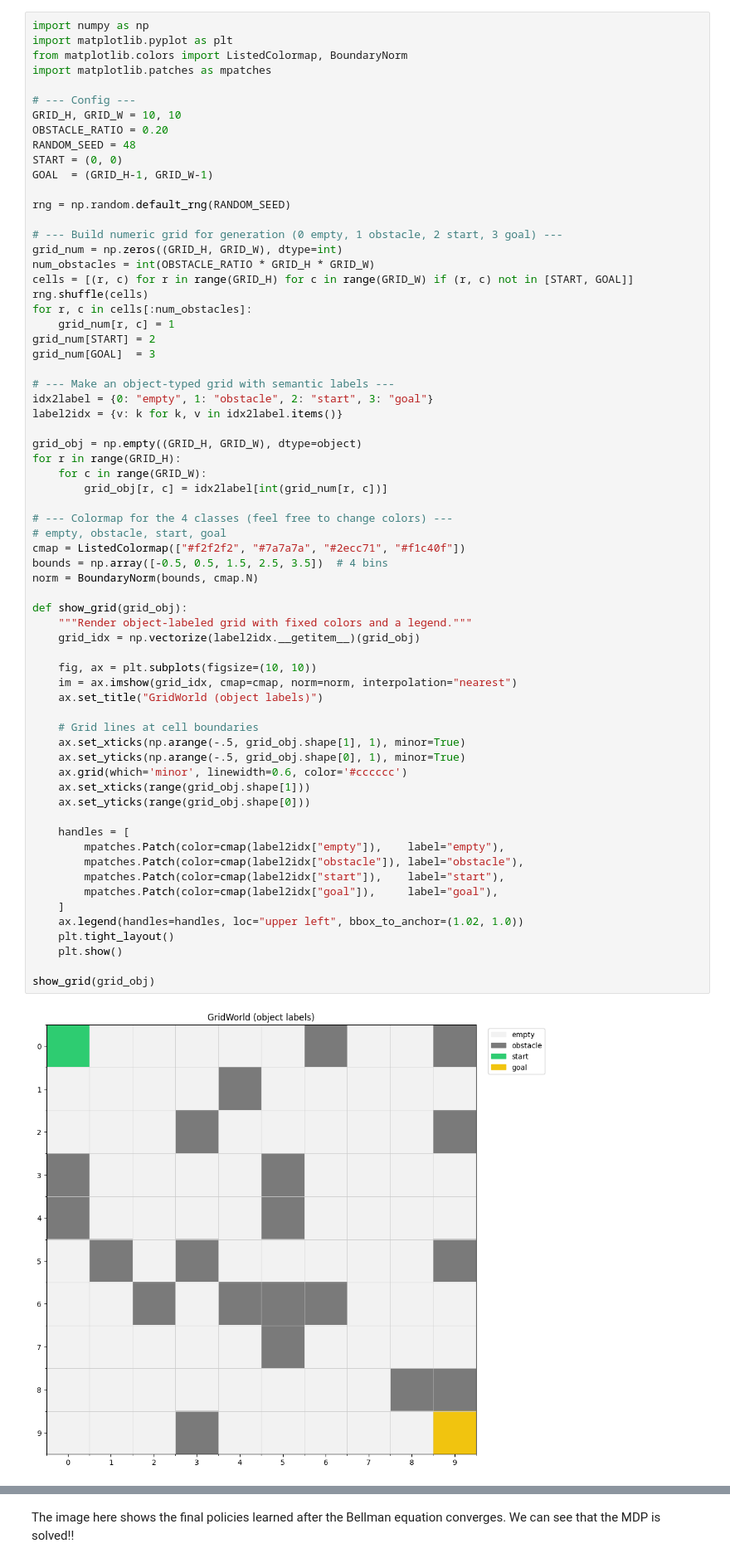
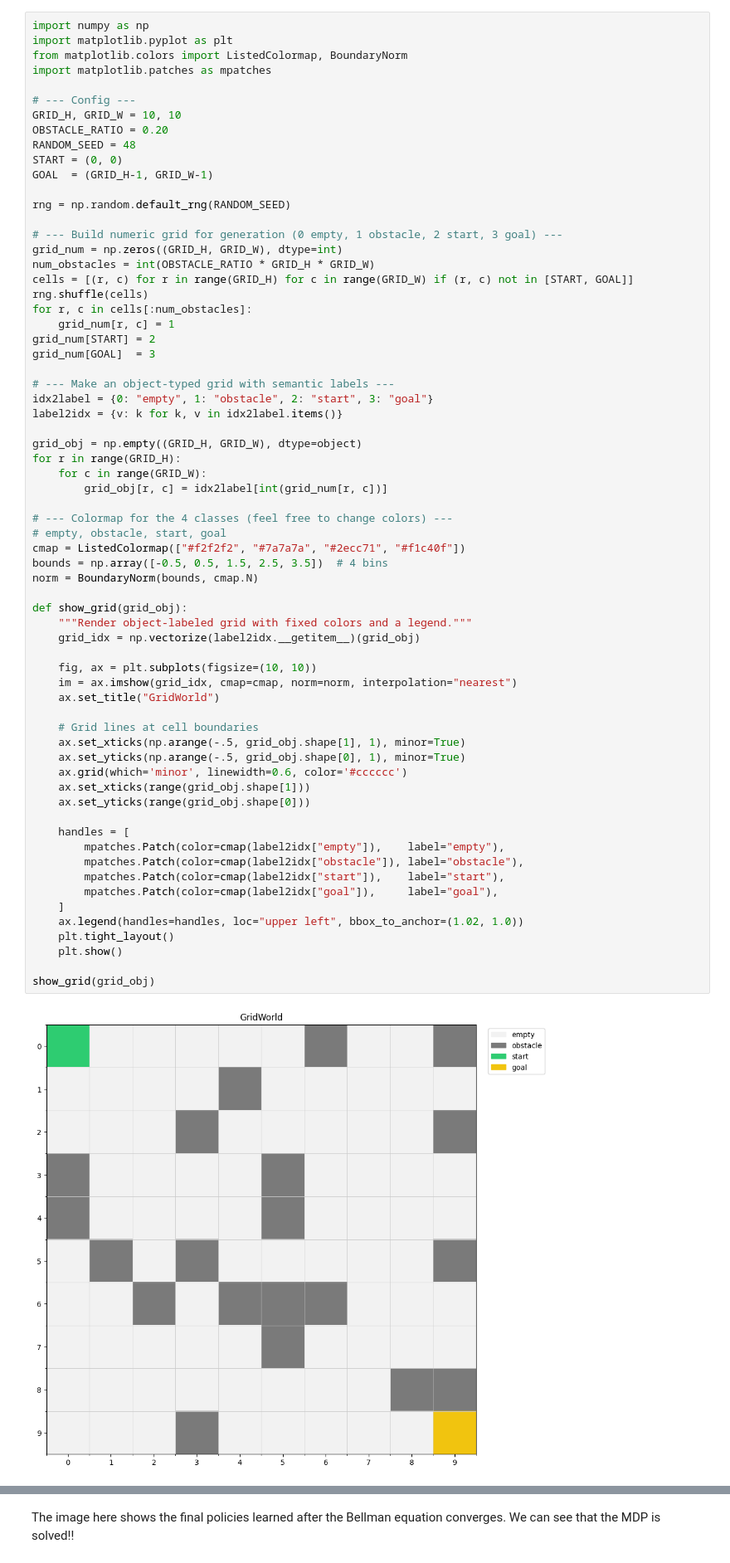
Before and after one commit to Amd36/Reinforcement-Learning, a Jupyter notebook: Q-learning.ipynb, the cells around one changed output, grey strips where cells are left out. Shown at 83% size. Saved outputs shown, nothing was run; the diff lists cells and outputs as text.

```diff
--- a/Q-learning.ipynb
+++ b/Q-learning.ipynb
@@ -57,35 +57,35 @@ for r in range(GRID_H):
 cmap = ListedColormap(["#f2f2f2", "#7a7a7a", "#2ecc71", "#f1c40f"])
 bounds = np.array([-0.5, 0.5, 1.5, 2.5, 3.5])  # 4 bins
 norm = BoundaryNorm(bounds, cmap.N)
 
 def show_grid(grid_obj):
     """Render object-labeled grid with fixed colors and a legend."""
     grid_idx = np.vectorize(label2idx.__getitem__)(grid_obj)
 
     fig, ax = plt.subplots(figsize=(10, 10))
     im = ax.imshow(grid_idx, cmap=cmap, norm=norm, interpolation="nearest")
-    ax.set_title("GridWorld (object labels)")
+    ax.set_title("GridWorld")
 
     # Grid lines at cell boundaries
     ax.set_xticks(np.arange(-.5, grid_obj.shape[1], 1), minor=True)
     ax.set_yticks(np.arange(-.5, grid_obj.shape[0], 1), minor=True)
     ax.grid(which='minor', linewidth=0.6, color='#cccccc')
     ax.set_xticks(range(grid_obj.shape[1]))
     ax.set_yticks(range(grid_obj.shape[0]))
 
     handles = [
         mpatches.Patch(color=cmap(label2idx["empty"]),    label="empty"),
         mpatches.Patch(color=cmap(label2idx["obstacle"]), label="obstacle"),
         mpatches.Patch(color=cmap(label2idx["start"]),    label="start"),
         mpatches.Patch(color=cmap(label2idx["goal"]),     label="goal"),
     ]
     ax.legend(handles=handles, loc="upper left", bbox_to_anchor=(1.02, 1.0))
     plt.tight_layout()
     plt.show()
 
 show_grid(grid_obj)
 # %% [output]
-[figure, old version]
+[figure, new version]
 # %%
 from dataclasses import dataclass
 
```
Also changed, not shown: parts of 1 cell of this notebook, 5 other files.
